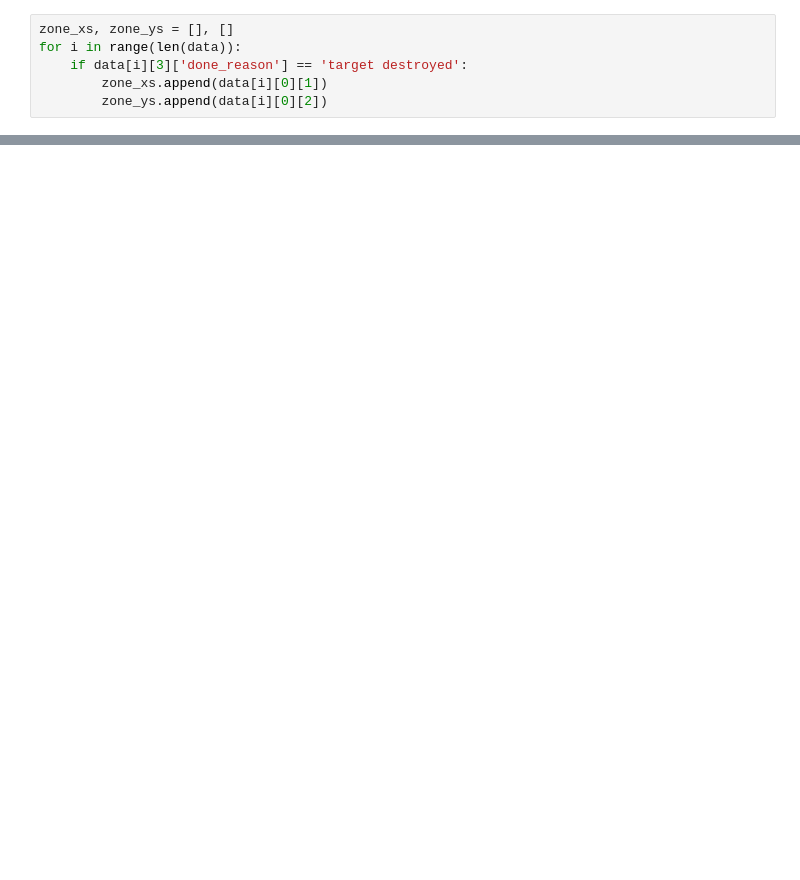
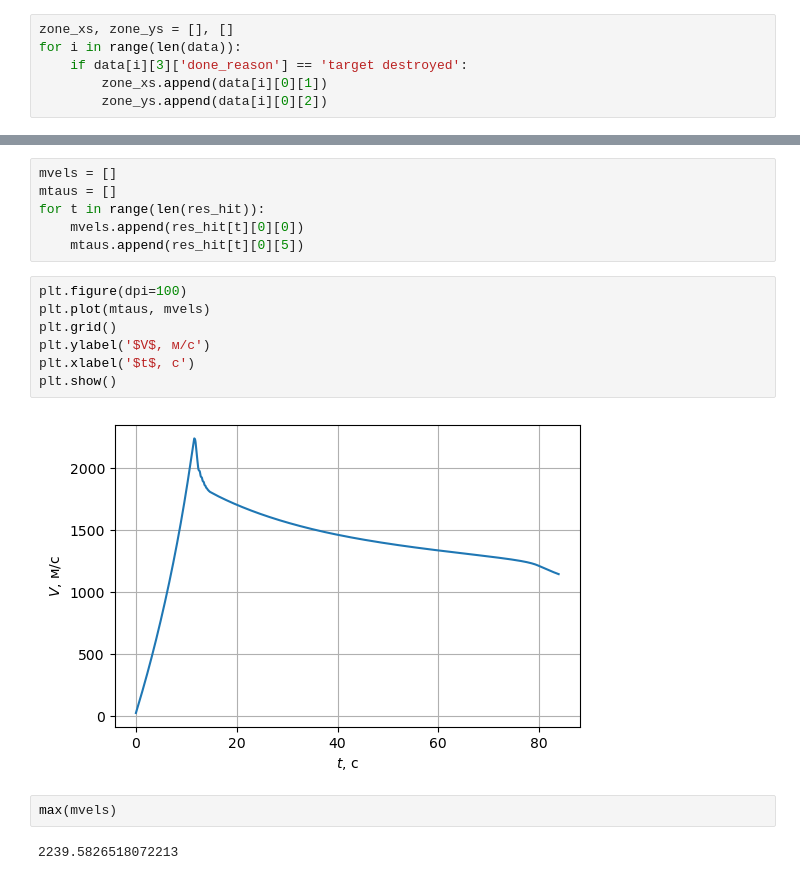
Before and after one commit to kirtis26/PyMissile, a Jupyter notebook: C-300.ipynb, the cells around one changed output, grey strips where cells are left out. Drawn from its saved outputs; the diff is of its cells as text; blank space fills up the shorter version.

```diff
--- a/C-300.ipynb
+++ b/C-300.ipynb
@@ -1087,0 +1096,19 @@ plt.scatter(zone_xs, zone_ys)
+# %%
+mvels = []
+mtaus = []
+for t in range(len(res_hit)):
+    mvels.append(res_hit[t][0][0])
+    mtaus.append(res_hit[t][0][5])
+# %%
+plt.figure(dpi=100)
+plt.plot(mtaus, mvels)
+plt.grid()
+plt.ylabel('$V$, м/с')
+plt.xlabel('$t$, с')
+plt.show()
+# %% [output]
+[figure, added]
+# %%
+max(mvels)
+# %% [output]
+2239.5826518072213
```
Also changed, not shown: parts of 10 cells of this notebook.
